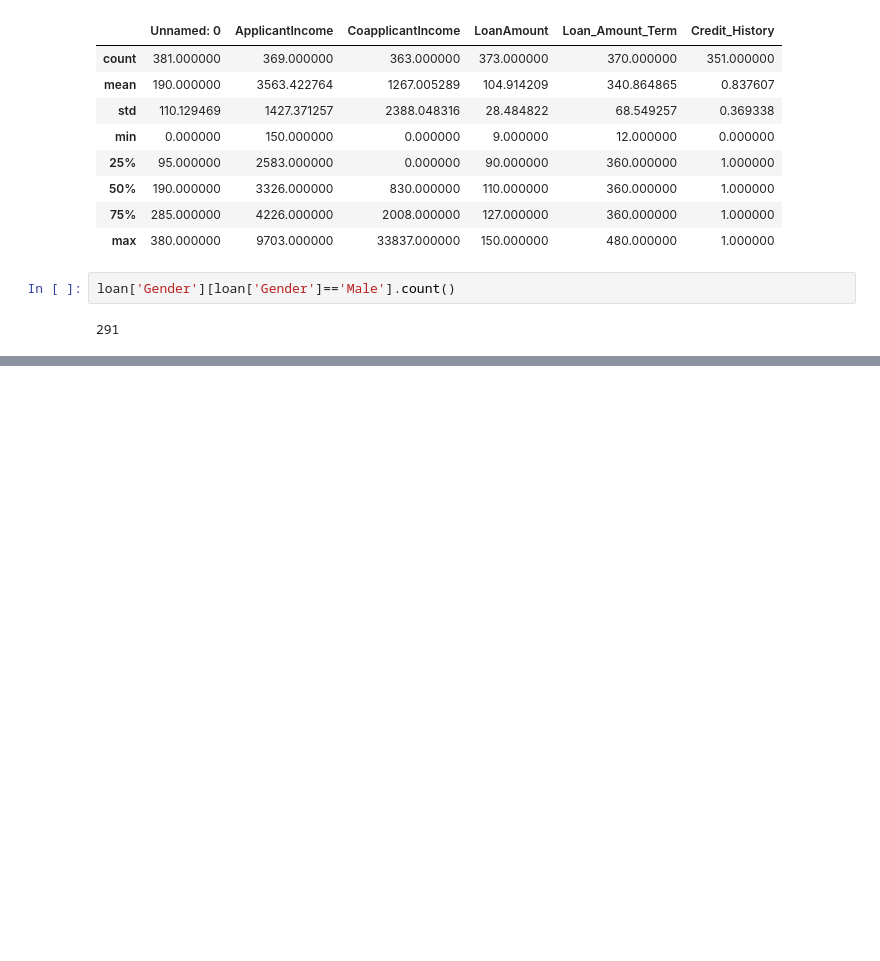
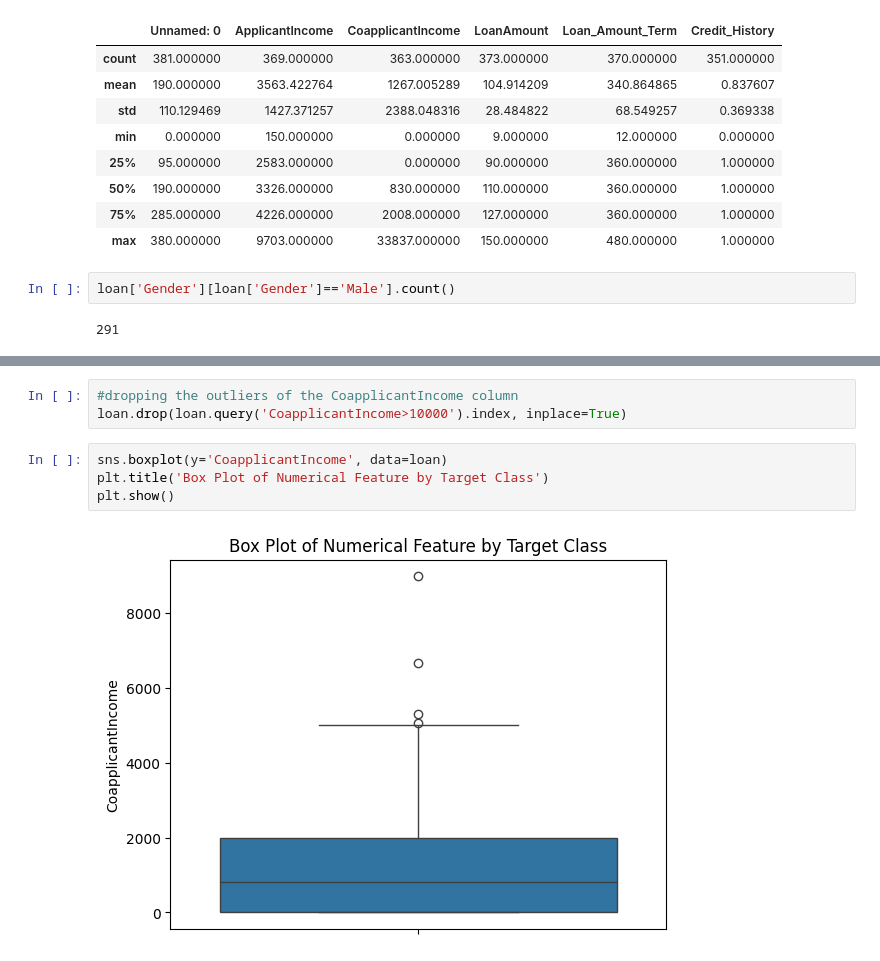
Before and after one commit to AruzhanahzurA/Loan_prediction, a Jupyter notebook: Loan.ipynb, the cells around one changed output, grey strips where cells are left out. Drawn from its saved outputs; the diff is of its cells as text; blank space fills up the shorter version.

```diff
--- a/Loan.ipynb
+++ b/Loan.ipynb
@@ -315,0 +125,9 @@ Test Loss: 0.1779
+# %%
+#dropping the outliers of the CoapplicantIncome column
+loan.drop(loan.query('CoapplicantIncome>10000').index, inplace=True)
+# %%
+sns.boxplot(y='CoapplicantIncome', data=loan)
+plt.title('Box Plot of Numerical Feature by Target Class')
+plt.show()
+# %% [output]
+[figure, added]
```
Also changed, not shown: parts of 67 cells of this notebook.
